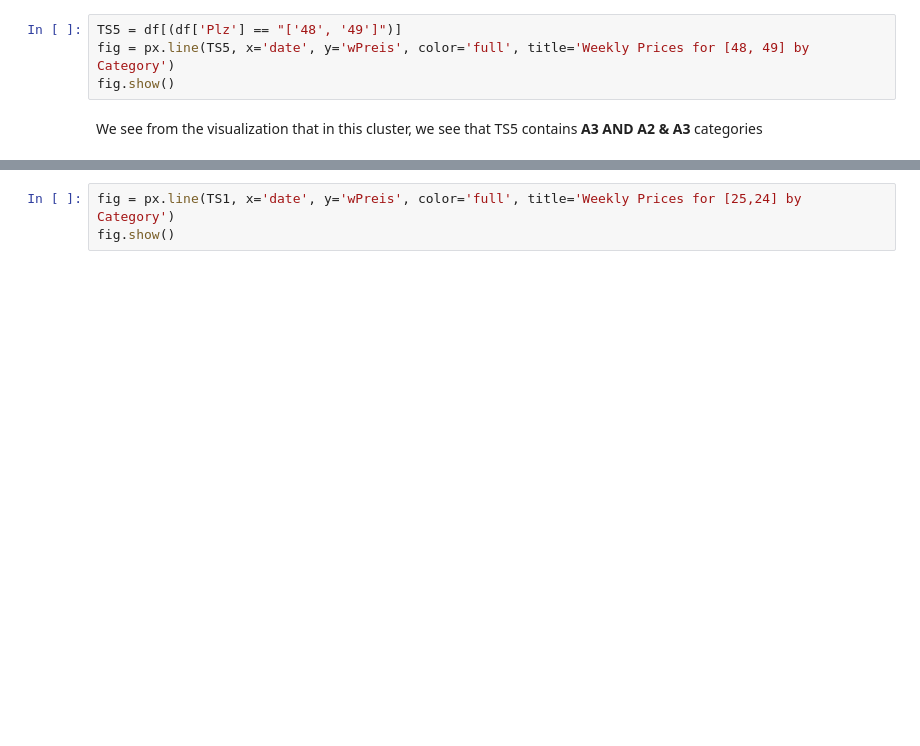
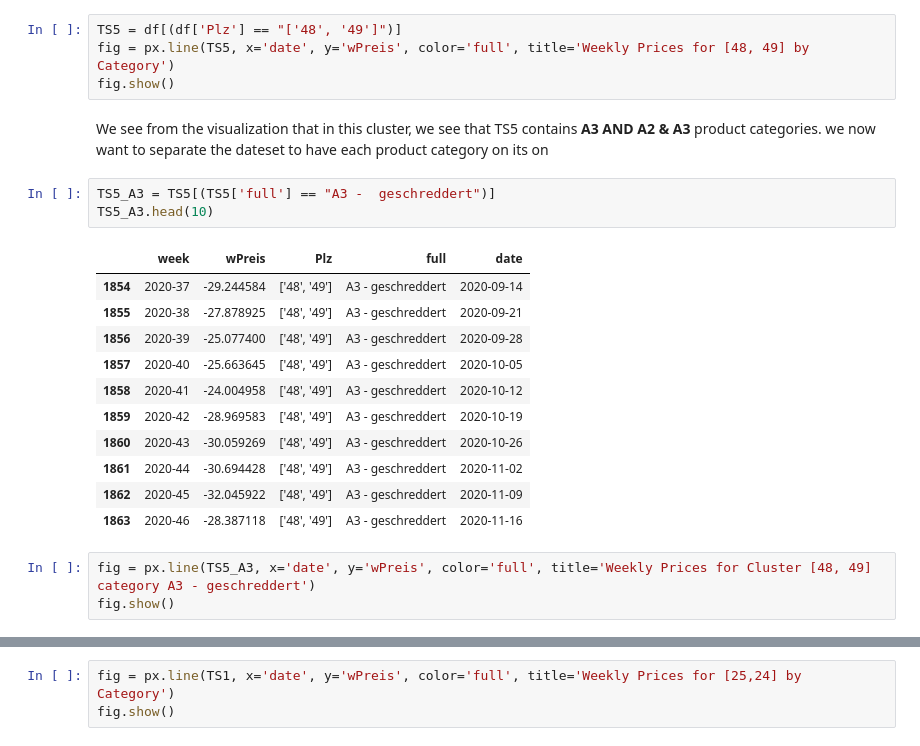
Before and after one commit to surajkarak/KIPA_DigiTrans, a Jupyter notebook: bns_cycle.ipynb, the cells around one changed output, grey strips where cells are left out. Cells and saved outputs as stored; diff of their text form; blank space fills up the shorter version.

```diff
--- a/bns_cycle.ipynb
+++ b/bns_cycle.ipynb
@@ -47,4 +49,22 @@ TS5 = df[(df['Plz'] == "['48', '49']")]
 fig = px.line(TS5, x='date', y='wPreis', color='full', title='Weekly Prices for [48, 49] by Category')
 fig.show()
 # %% [markdown]
-We see from the visualization that in this cluster, we see that TS5 contains  **A3 AND A2 & A3** categories
+We see from the visualization that in this cluster, we see that TS5 contains  **A3 AND A2 & A3** product categories. we now want to separate the dateset to have each product category on its on
+# %%
+TS5_A3 = TS5[(TS5['full'] == "A3 -  geschreddert")]
+TS5_A3.head(10)
+# %% [output]
+|  | week | wPreis | Plz | full | date |
+| 1854 | 2020-37 | -29.244584 | ['48', '49'] | A3 - geschreddert | 2020-09-14 |
+| 1855 | 2020-38 | -27.878925 | ['48', '49'] | A3 - geschreddert | 2020-09-21 |
+| 1856 | 2020-39 | -25.077400 | ['48', '49'] | A3 - geschreddert | 2020-09-28 |
+| 1857 | 2020-40 | -25.663645 | ['48', '49'] | A3 - geschreddert | 2020-10-05 |
+| 1858 | 2020-41 | -24.004958 | ['48', '49'] | A3 - geschreddert | 2020-10-12 |
+| 1859 | 2020-42 | -28.969583 | ['48', '49'] | A3 - geschreddert | 2020-10-19 |
+| 1860 | 2020-43 | -30.059269 | ['48', '49'] | A3 - geschreddert | 2020-10-26 |
+| 1861 | 2020-44 | -30.694428 | ['48', '49'] | A3 - geschreddert | 2020-11-02 |
+| 1862 | 2020-45 | -32.045922 | ['48', '49'] | A3 - geschreddert | 2020-11-09 |
+| 1863 | 2020-46 | -28.387118 | ['48', '49'] | A3 - geschreddert | 2020-11-16 |
+# %%
+fig = px.line(TS5_A3, x='date', y='wPreis', color='full', title='Weekly Prices for Cluster [48, 49] category A3 - geschreddert')
+fig.show()
```
Also changed, not shown: parts of 31 cells of this notebook.
